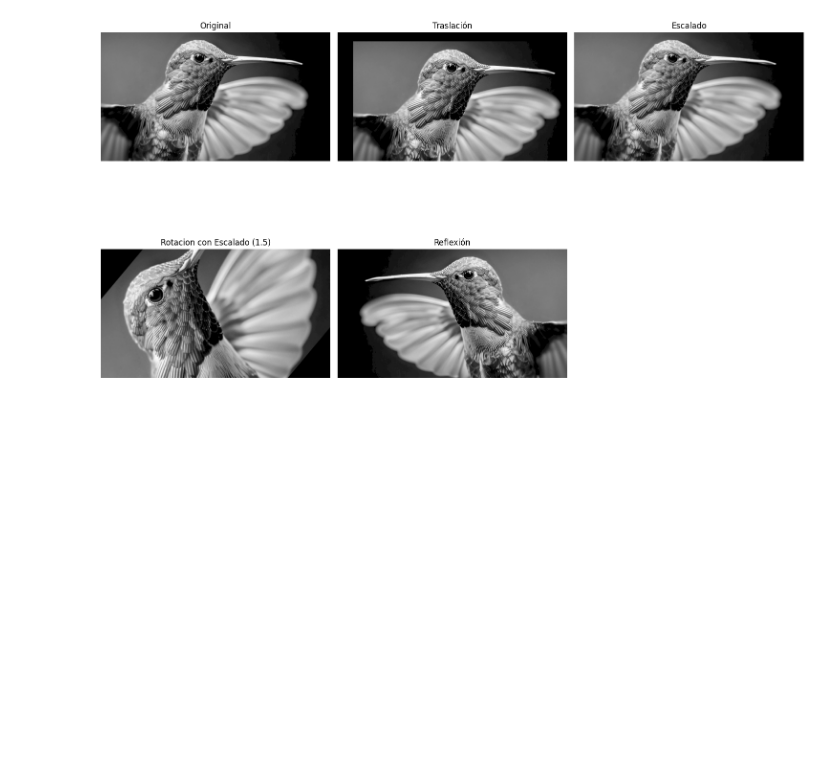
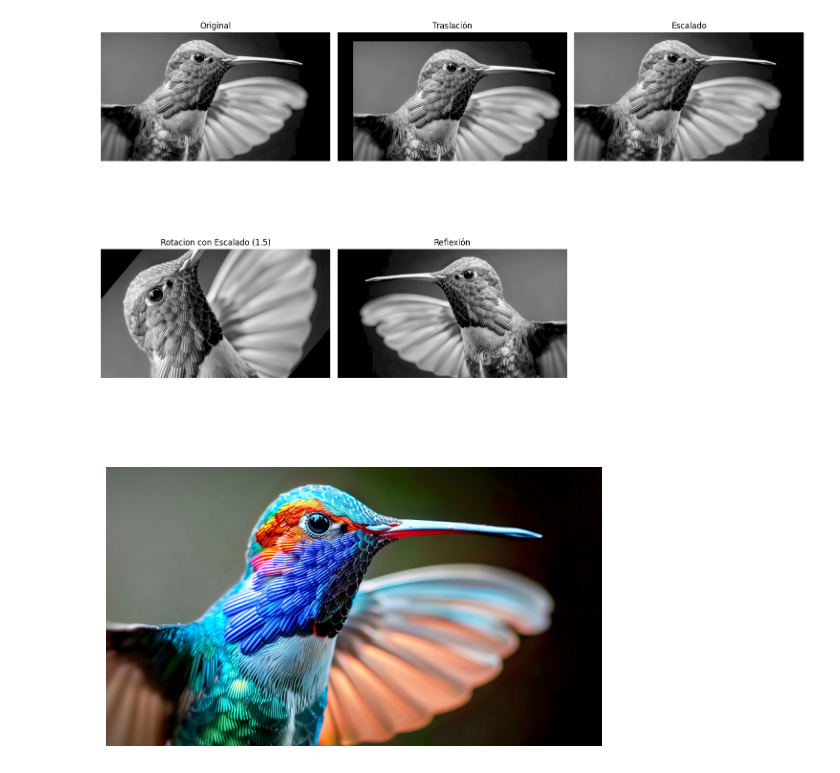
Before and after one commit to JanethGrimaldo/AI, a Jupyter notebook: AF4.ipynb, the cells around one changed output. Cells and saved outputs as stored; diff of their text form; code cells hidden in the pictures; blank space fills up the shorter version.

```diff
--- a/AF4.ipynb
+++ b/AF4.ipynb
@@ -49,3 +49,18 @@ plt.tight_layout()
 plt.show()
 # %% [output]
 [figure]
+# %%
+import cv2
+import matplotlib.pyplot as plt
+import numpy as np
+
+img2 = cv2.imread("ave_2.png") # Carga de imagen original
+h, w = img2.shape[:2]
+
+img_rgb = cv2.cvtColor(img2, cv2.COLOR_BGR2RGB)
+
+plt.imshow(img_rgb)
+plt.axis("off")
+plt.show()
+# %% [output]
+[figure, added]
```
